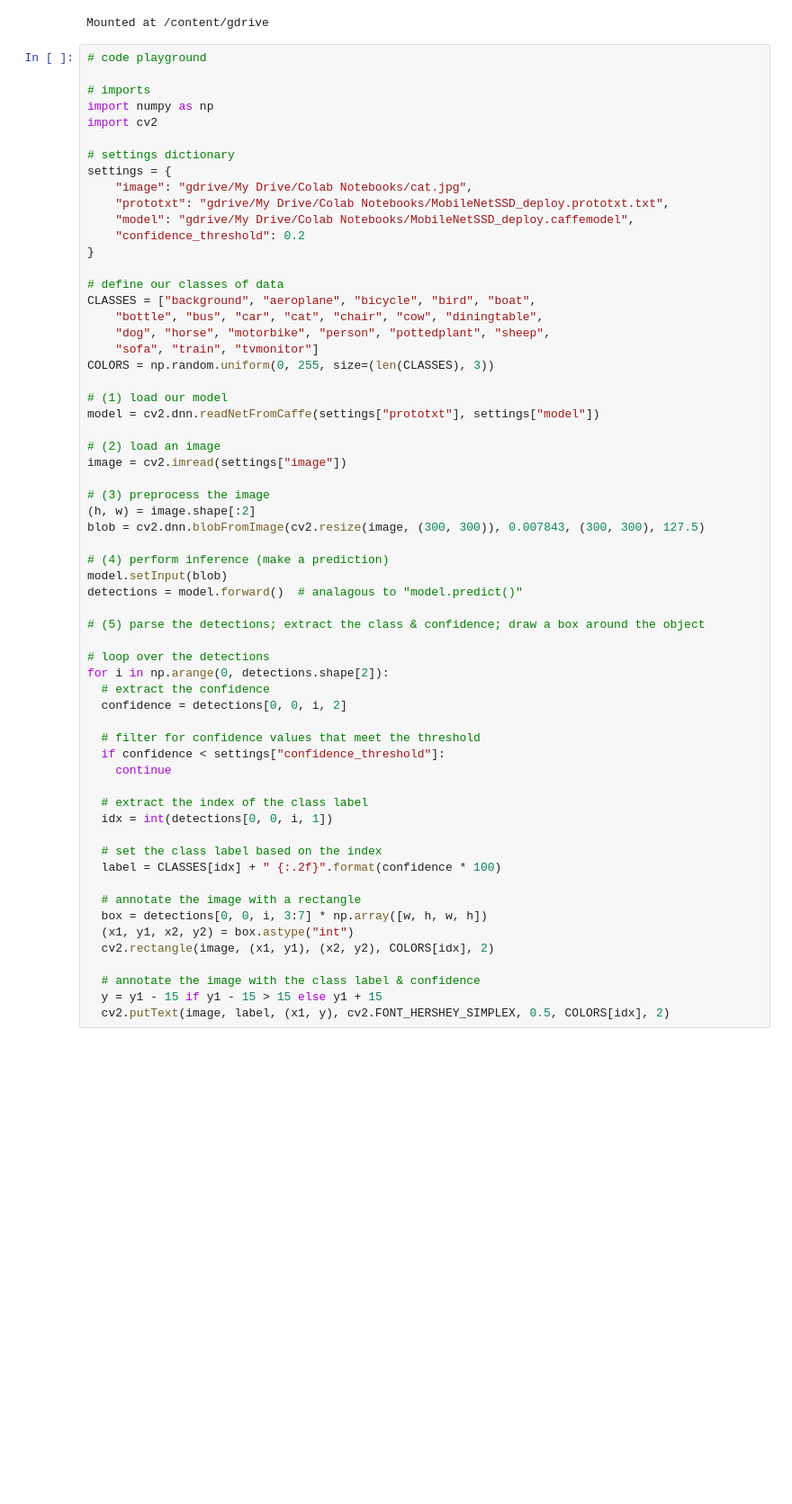
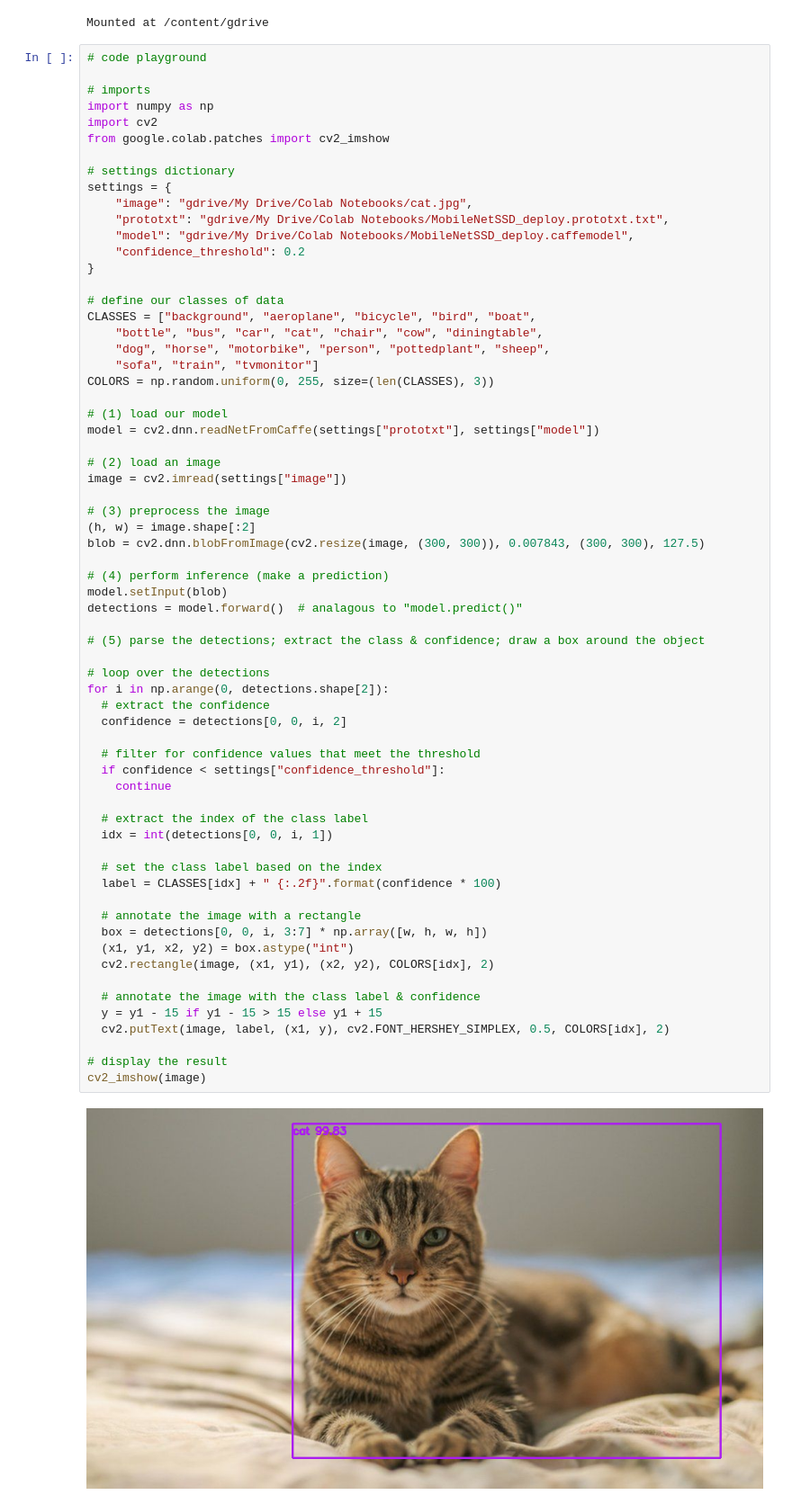
Before and after one commit to drhoffma/HarperIDEAShopCVCC, a Jupyter notebook: lessons/06_DL_Object_Detection.ipynb, the cells around one changed output. Shown at 90% size. Cells and saved outputs as stored; diff of their text form; blank space fills up the shorter version.

```diff
--- a/lessons/06_DL_Object_Detection.ipynb
+++ b/lessons/06_DL_Object_Detection.ipynb
@@ -28,6 +28,7 @@ Mounted at /content/gdrive
 # imports
 import numpy as np
 import cv2
+from google.colab.patches import cv2_imshow
 
 # settings dictionary
 settings = {
@@ -56,30 +57,35 @@ blob = cv2.dnn.blobFromImage(cv2.resize(image, (300, 300)), 0.007843, (300, 300)
 
 # (4) perform inference (make a prediction)
 model.setInput(blob)
 detections = model.forward()  # analagous to "model.predict()"
 
 # (5) parse the detections; extract the class & confidence; draw a box around the object
 
 # loop over the detections
 for i in np.arange(0, detections.shape[2]):
   # extract the confidence
   confidence = detections[0, 0, i, 2]
 
   # filter for confidence values that meet the threshold
   if confidence < settings["confidence_threshold"]:
     continue
 
   # extract the index of the class label
   idx = int(detections[0, 0, i, 1])
 
   # set the class label based on the index
   label = CLASSES[idx] + " {:.2f}".format(confidence * 100)
 
   # annotate the image with a rectangle
   box = detections[0, 0, i, 3:7] * np.array([w, h, w, h])
   (x1, y1, x2, y2) = box.astype("int")
   cv2.rectangle(image, (x1, y1), (x2, y2), COLORS[idx], 2)
 
   # annotate the image with the class label & confidence
   y = y1 - 15 if y1 - 15 > 15 else y1 + 15
   cv2.putText(image, label, (x1, y), cv2.FONT_HERSHEY_SIMPLEX, 0.5, COLORS[idx], 2)
+
+# display the result
+cv2_imshow(image)
+# %% [output]
+[figure, added]
```
